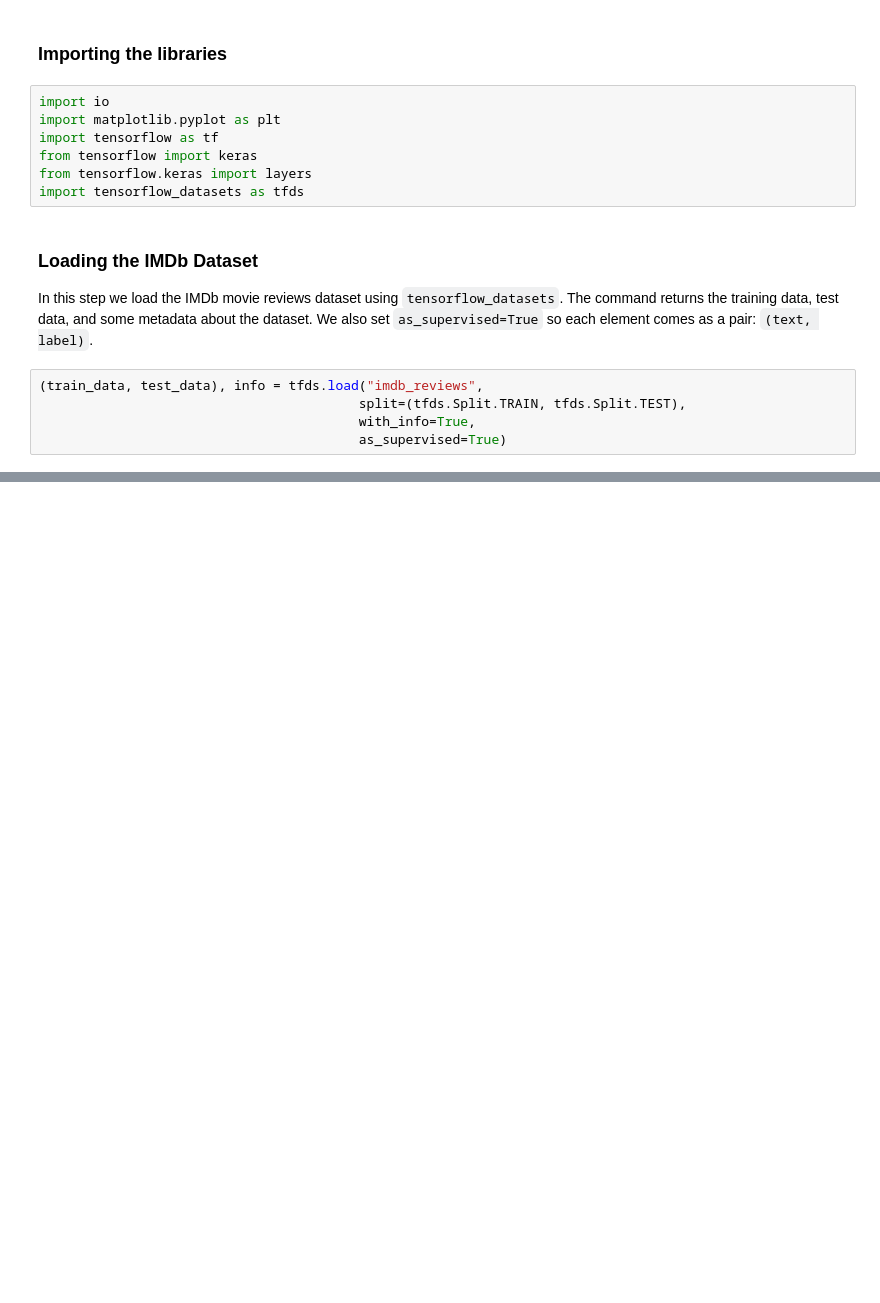
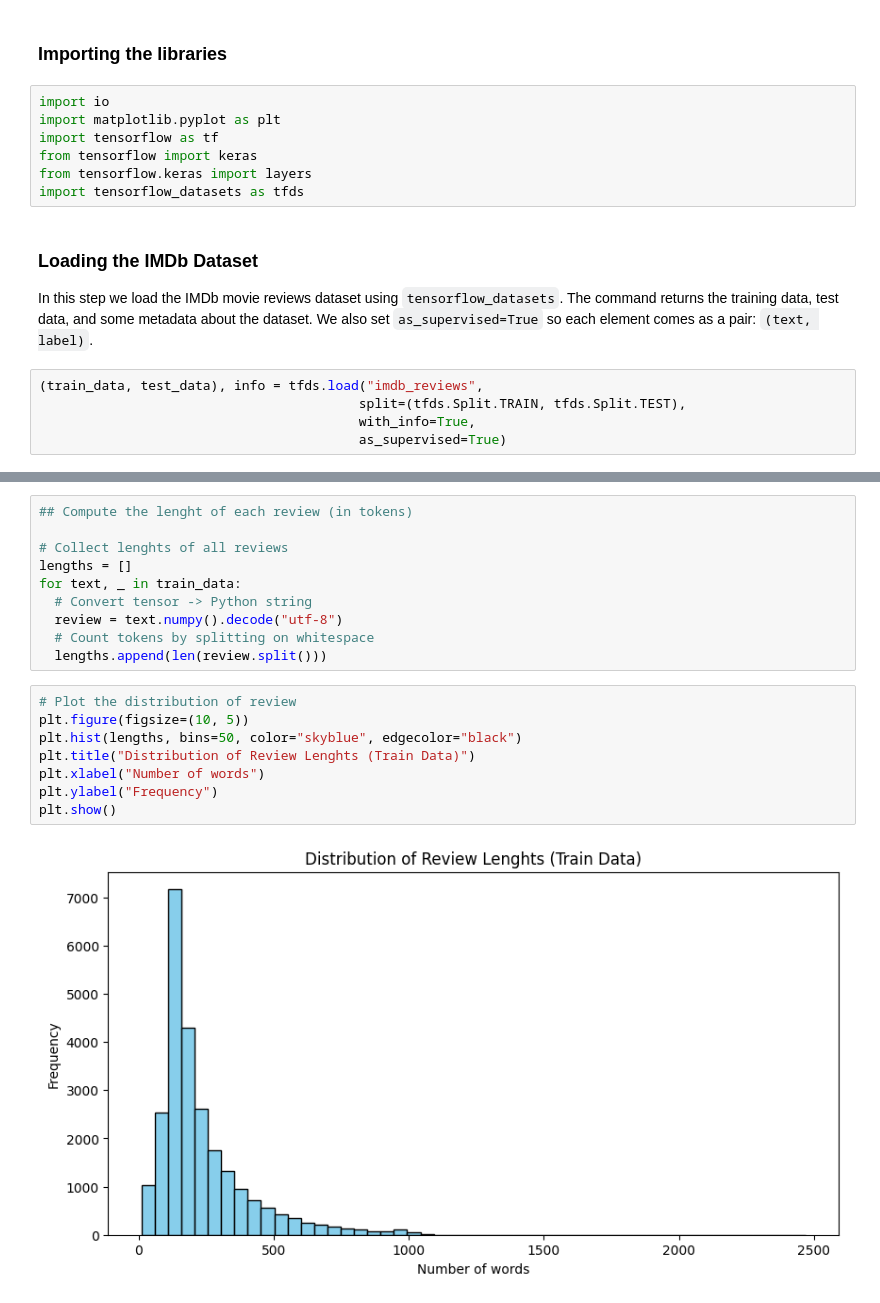
Before and after one commit to JoseAlberto88/nlp-mini-projects, a Jupyter notebook: imdb_sentiment/notebooks/00_Text_Preprocessing.ipynb, the cells around one changed output, grey strips where cells are left out. Cells and saved outputs as stored; diff of their text form; blank space fills up the shorter version.

```diff
--- a/imdb_sentiment/notebooks/00_Text_Preprocessing.ipynb
+++ b/imdb_sentiment/notebooks/00_Text_Preprocessing.ipynb
@@ -38,0 +158,20 @@ In this step we load the IMDb movie reviews dataset using `tensorflow_datasets`.
+# %%
+## Compute the lenght of each review (in tokens)
+
+# Collect lenghts of all reviews
+lengths = []
+for text, _ in train_data:
+  # Convert tensor -> Python string
+  review = text.numpy().decode("utf-8")
+  # Count tokens by splitting on whitespace
+  lengths.append(len(review.split()))
+# %%
+# Plot the distribution of review
+plt.figure(figsize=(10, 5))
+plt.hist(lengths, bins=50, color="skyblue", edgecolor="black")
+plt.title("Distribution of Review Lenghts (Train Data)")
+plt.xlabel("Number of words")
+plt.ylabel("Frequency")
+plt.show()
+# %% [output]
+[figure, added]
```
Also changed, not shown: parts of 38 cells of this notebook.
